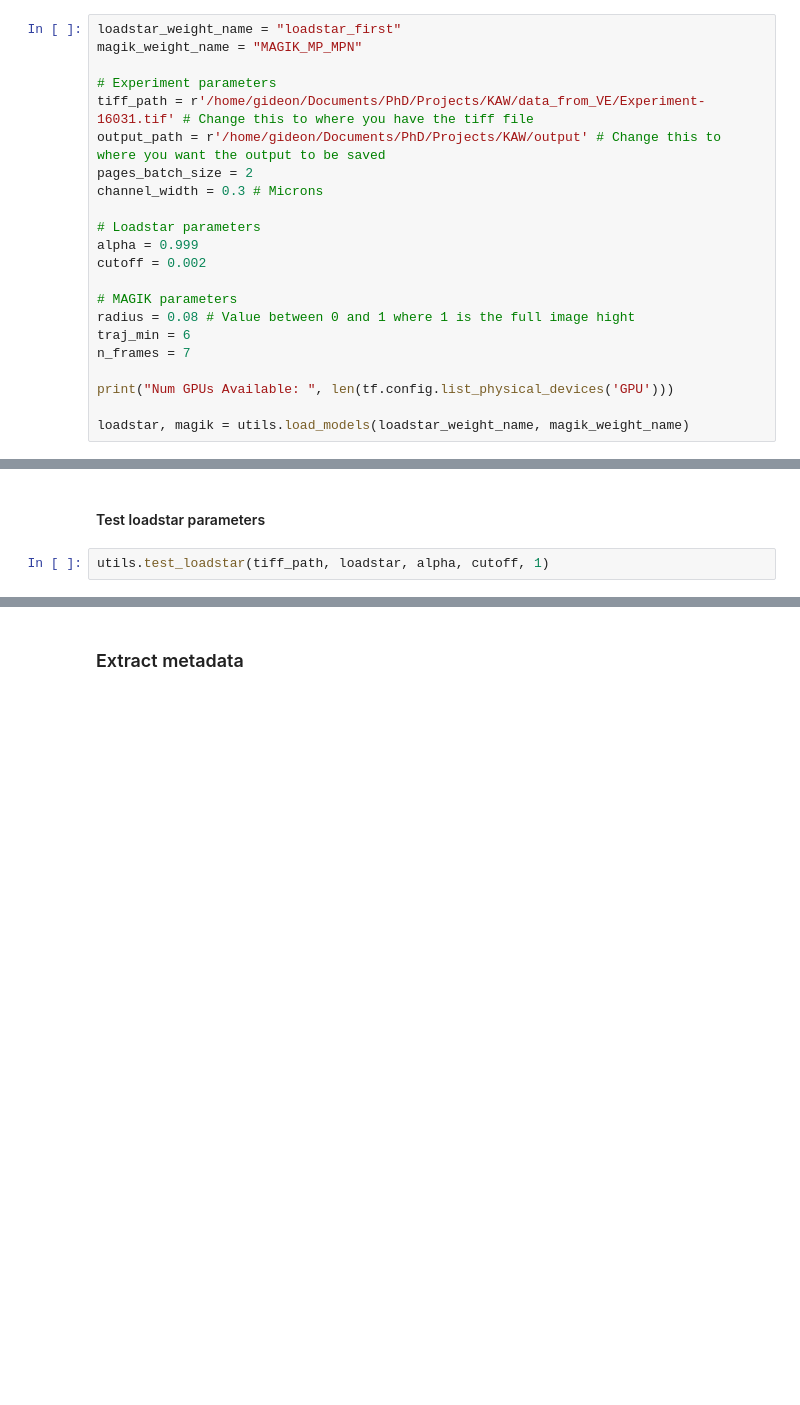
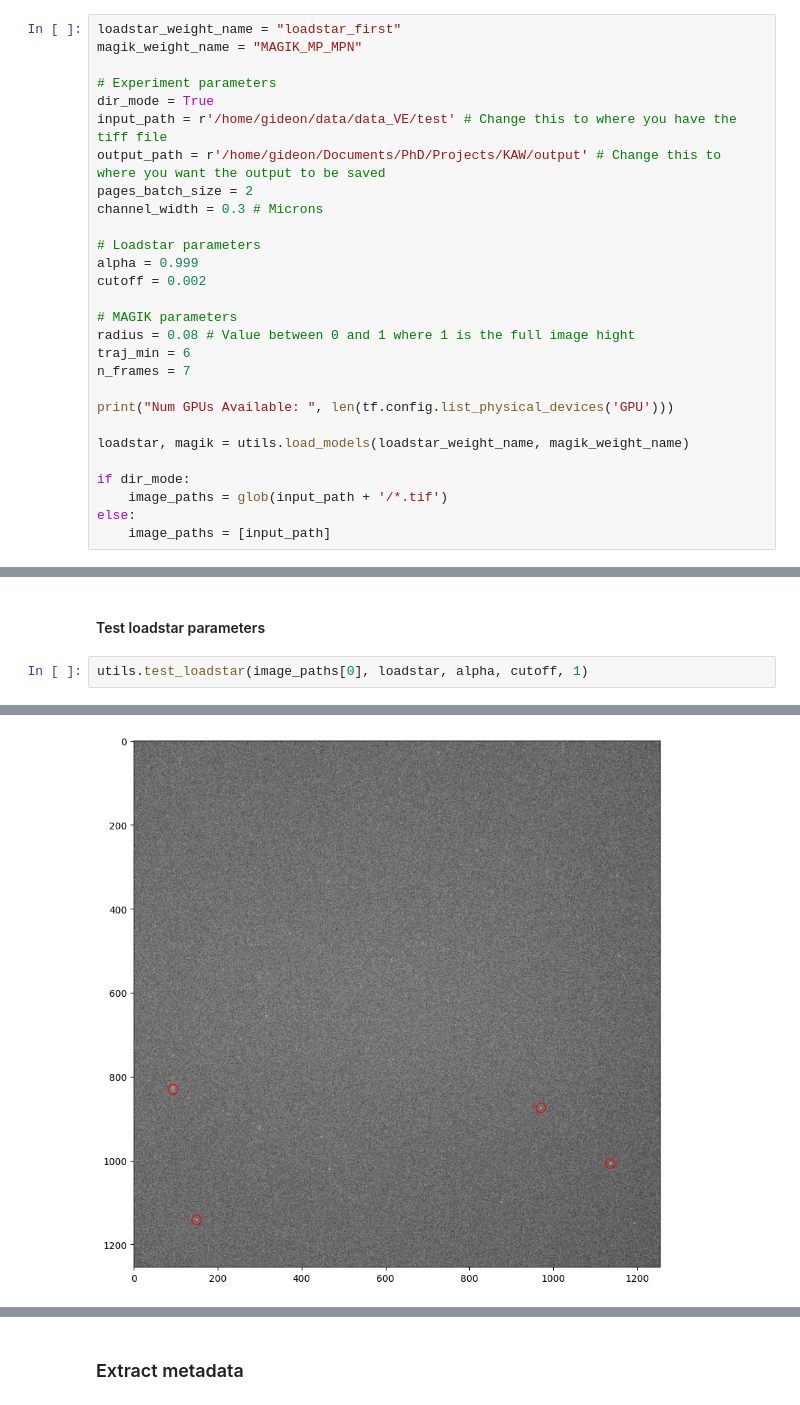
Before and after one commit to GideonJagen/EV-MAGIK, a Jupyter notebook: notebooks/inference.ipynb, the cells around one changed output, grey strips where cells are left out. Cells and saved outputs as stored; diff of their text form; blank space fills up the shorter version.

```diff
--- a/notebooks/inference.ipynb
+++ b/notebooks/inference.ipynb
@@ -25,7 +45,8 @@ loadstar_weight_name = "loadstar_first"
 magik_weight_name = "MAGIK_MP_MPN"
 
 # Experiment parameters
-tiff_path = r'/home/gideon/Documents/PhD/Projects/KAW/data_from_VE/Experiment-16031.tif' # Change this to where you have the tiff file
+dir_mode = True
+input_path = r'/home/gideon/data/data_VE/test' # Change this to where you have the tiff file
 output_path = r'/home/gideon/Documents/PhD/Projects/KAW/output' # Change this to where you want the output to be saved
 pages_batch_size = 2
 channel_width = 0.3 # Microns
@@ -42,3 +63,8 @@ n_frames = 7
 print("Num GPUs Available: ", len(tf.config.list_physical_devices('GPU')))
 
 loadstar, magik = utils.load_models(loadstar_weight_name, magik_weight_name)
+
+if dir_mode:
+    image_paths = glob(input_path + '/*.tif')
+else:
+    image_paths = [input_path]
@@ -45,4 +86,5 @@ loadstar, magik = utils.load_models(loadstar_weight_name, magik_weight_name)
 # %% [markdown]
 #### Test loadstar parameters
 # %%
-utils.test_loadstar(tiff_path, loadstar, alpha, cutoff, 1)
+utils.test_loadstar(image_paths[0], loadstar, alpha, cutoff, 1)
+# %% [output]
@@ -48,0 +93 @@ utils.test_loadstar(tiff_path, loadstar, alpha, cutoff, 1)
+[figure, added]
```
Also changed, not shown: parts of 10 cells of this notebook, 2 other files.
